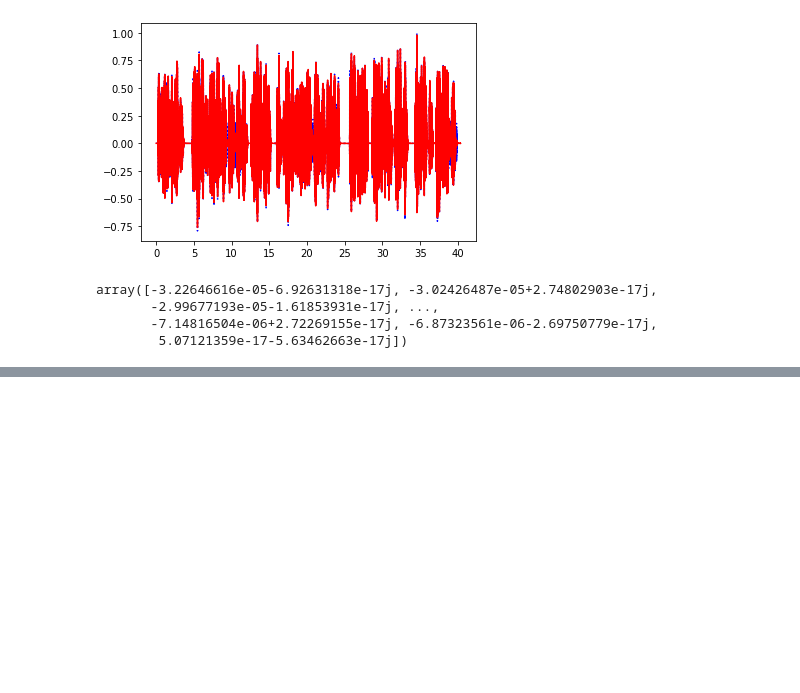
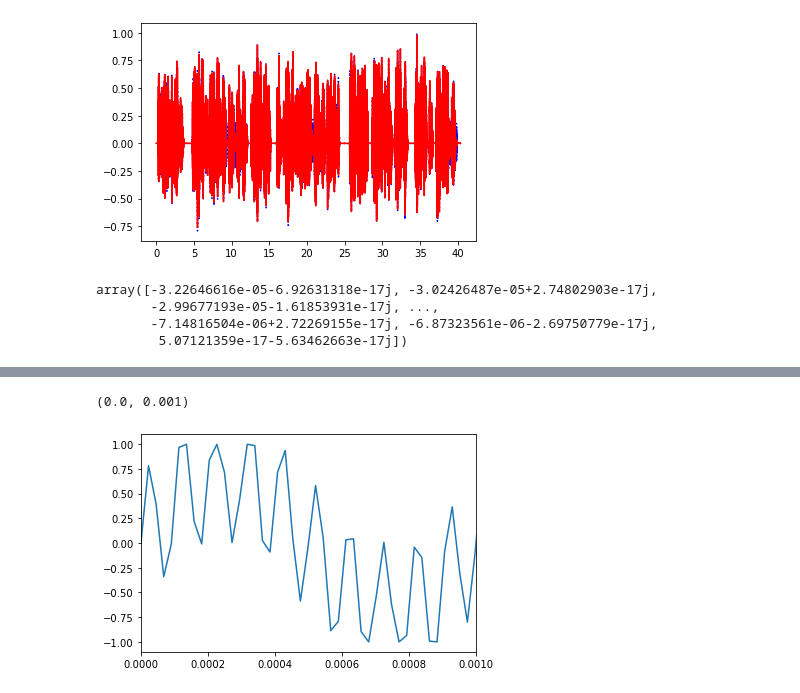
Before and after one commit to GiacomoFrn/MAPD_modA, a Jupyter notebook: tmp.ipynb, the cells around one changed output, grey strips where cells are left out. Saved outputs shown, nothing was run; the diff lists cells and outputs as text; code cells hidden in the pictures; blank space fills up the shorter version.

```diff
--- a/tmp.ipynb
+++ b/tmp.ipynb
@@ -80,0 +108,8 @@ array([-3.22646616e-05-6.92631318e-17j, -3.02426487e-05+2.74802903e-17j,
+# %%
+pow_audio_signal = sig_audio / np.power(2, 15)
+time_axis = np.arange(0, len(pow_audio_signal), 1) / float(freq_sample)
+plt.plot(time_axis, pow_audio_signal)
+plt.xlim(right=1/1000,left=0)
+# %% [output]
+(0.0, 0.001)
+[figure, added]
```
Also changed, not shown: parts of 6 cells of this notebook.
